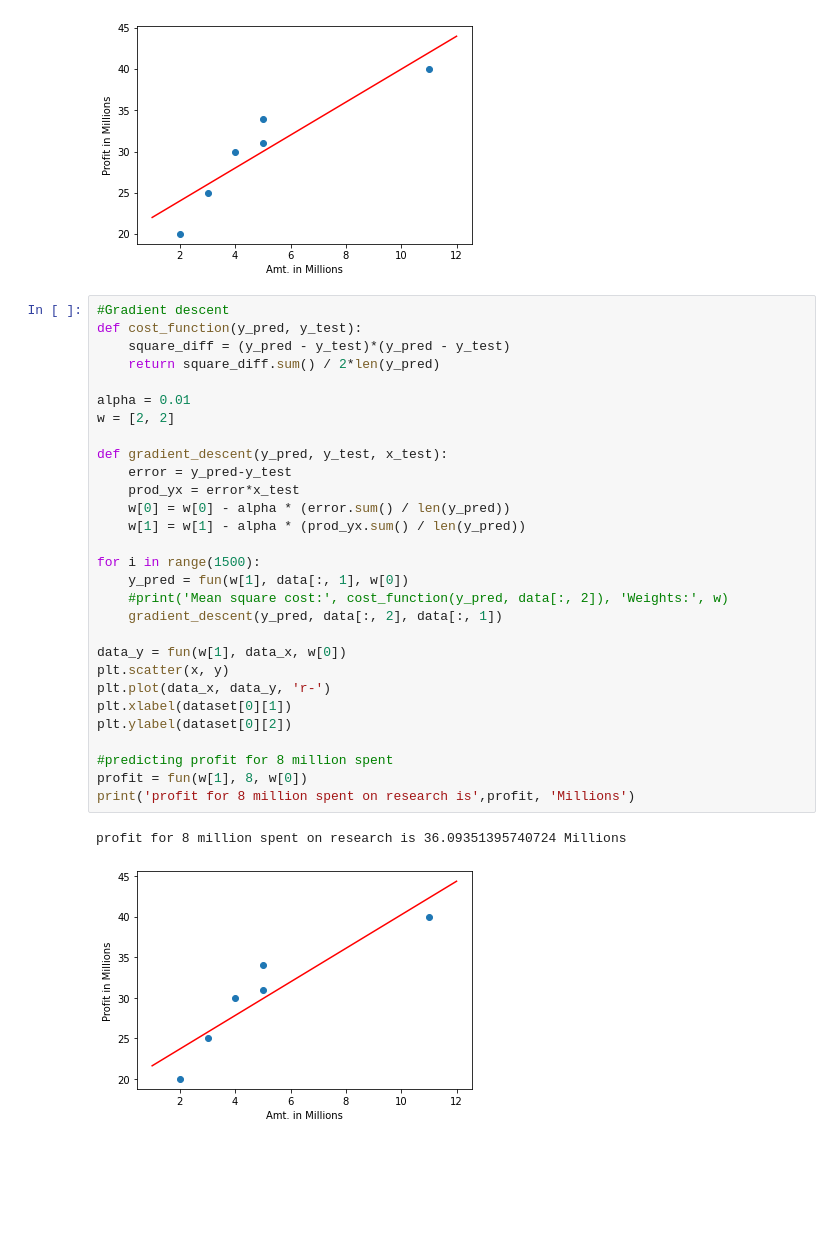
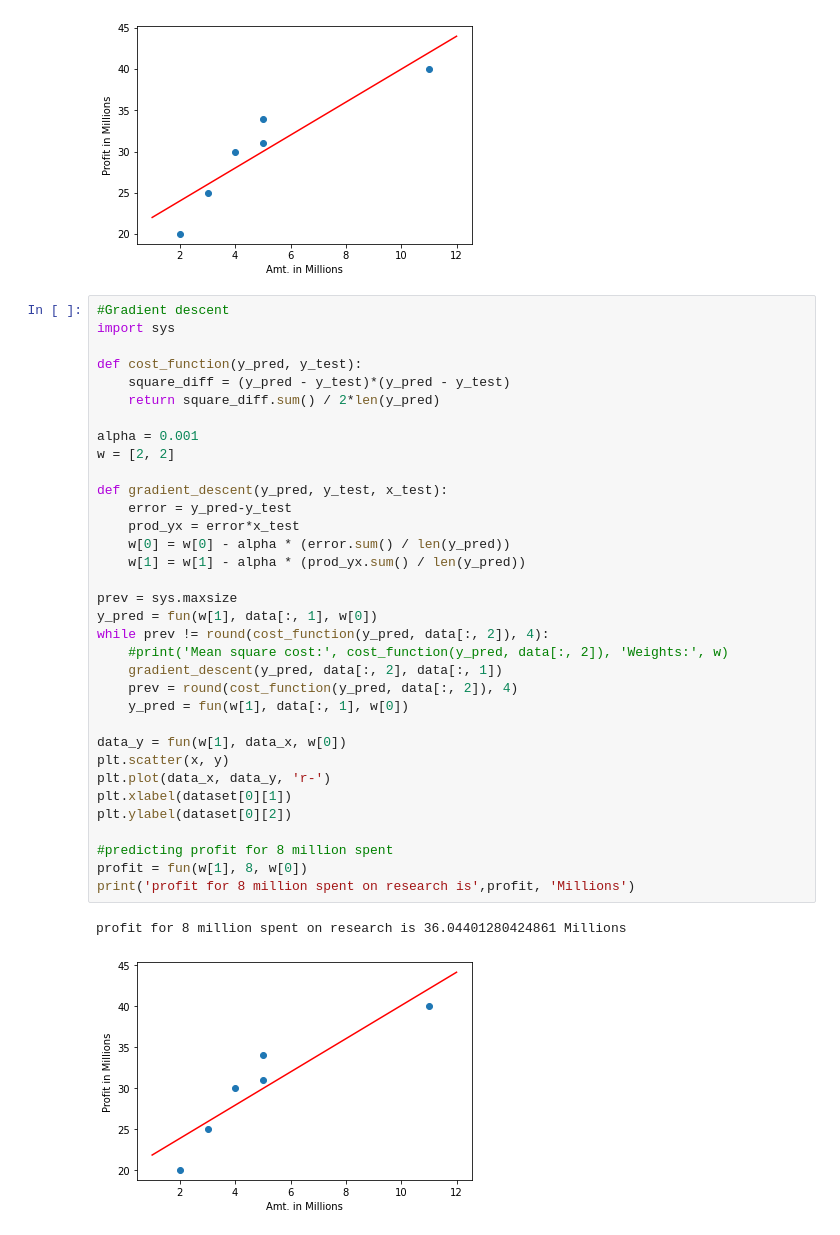
Before and after one commit to love4bugs/ML, a Jupyter notebook: Week-1.ipynb, the cells around one changed output. Drawn from its saved outputs; the diff is of its cells as text; blank space fills up the shorter version.

Commit message:
updated weights until cost function is constant

```diff
--- a/Week-1.ipynb
+++ b/Week-1.ipynb
@@ -69,33 +69,38 @@ profit for 8 million spent on research is 36.0 Millions
 [figure]
 # %%
 #Gradient descent
+import sys
+
 def cost_function(y_pred, y_test):
     square_diff = (y_pred - y_test)*(y_pred - y_test)
     return square_diff.sum() / 2*len(y_pred)
 
-alpha = 0.01
+alpha = 0.001
 w = [2, 2]
 
 def gradient_descent(y_pred, y_test, x_test):
     error = y_pred-y_test
     prod_yx = error*x_test
     w[0] = w[0] - alpha * (error.sum() / len(y_pred))
     w[1] = w[1] - alpha * (prod_yx.sum() / len(y_pred))
 
-for i in range(1500):
-    y_pred = fun(w[1], data[:, 1], w[0])
+prev = sys.maxsize
+y_pred = fun(w[1], data[:, 1], w[0])
+while prev != round(cost_function(y_pred, data[:, 2]), 4):
     #print('Mean square cost:', cost_function(y_pred, data[:, 2]), 'Weights:', w)
     gradient_descent(y_pred, data[:, 2], data[:, 1])
+    prev = round(cost_function(y_pred, data[:, 2]), 4)
+    y_pred = fun(w[1], data[:, 1], w[0])
 
 data_y = fun(w[1], data_x, w[0])
 plt.scatter(x, y)
 plt.plot(data_x, data_y, 'r-')
 plt.xlabel(dataset[0][1])
 plt.ylabel(dataset[0][2])
 
 #predicting profit for 8 million spent
 profit = fun(w[1], 8, w[0])
 print('profit for 8 million spent on research is',profit, 'Millions')
 # %% [output]
-profit for 8 million spent on research is 36.09351395740724 Millions
+profit for 8 million spent on research is 36.04401280424861 Millions
-[figure, old version]
+[figure, new version]
```
